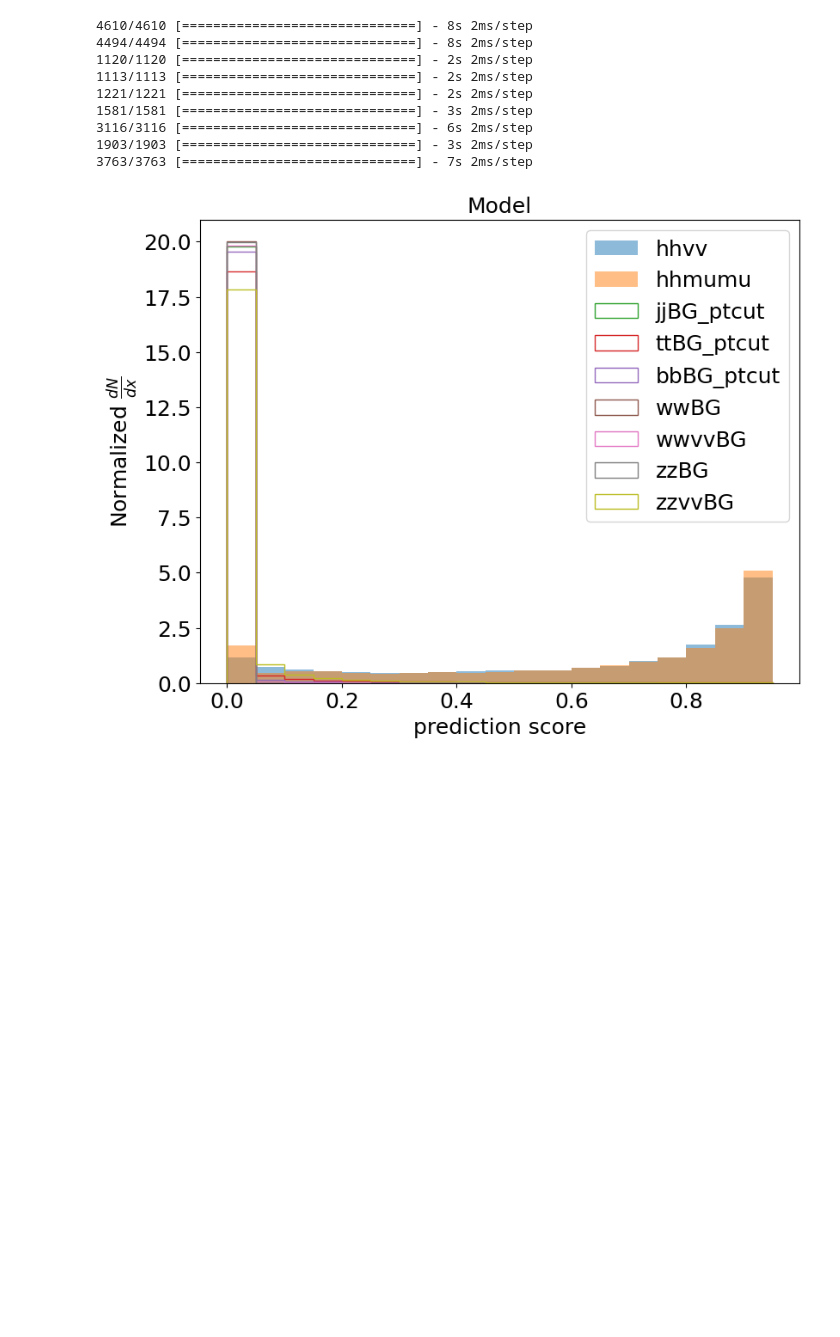
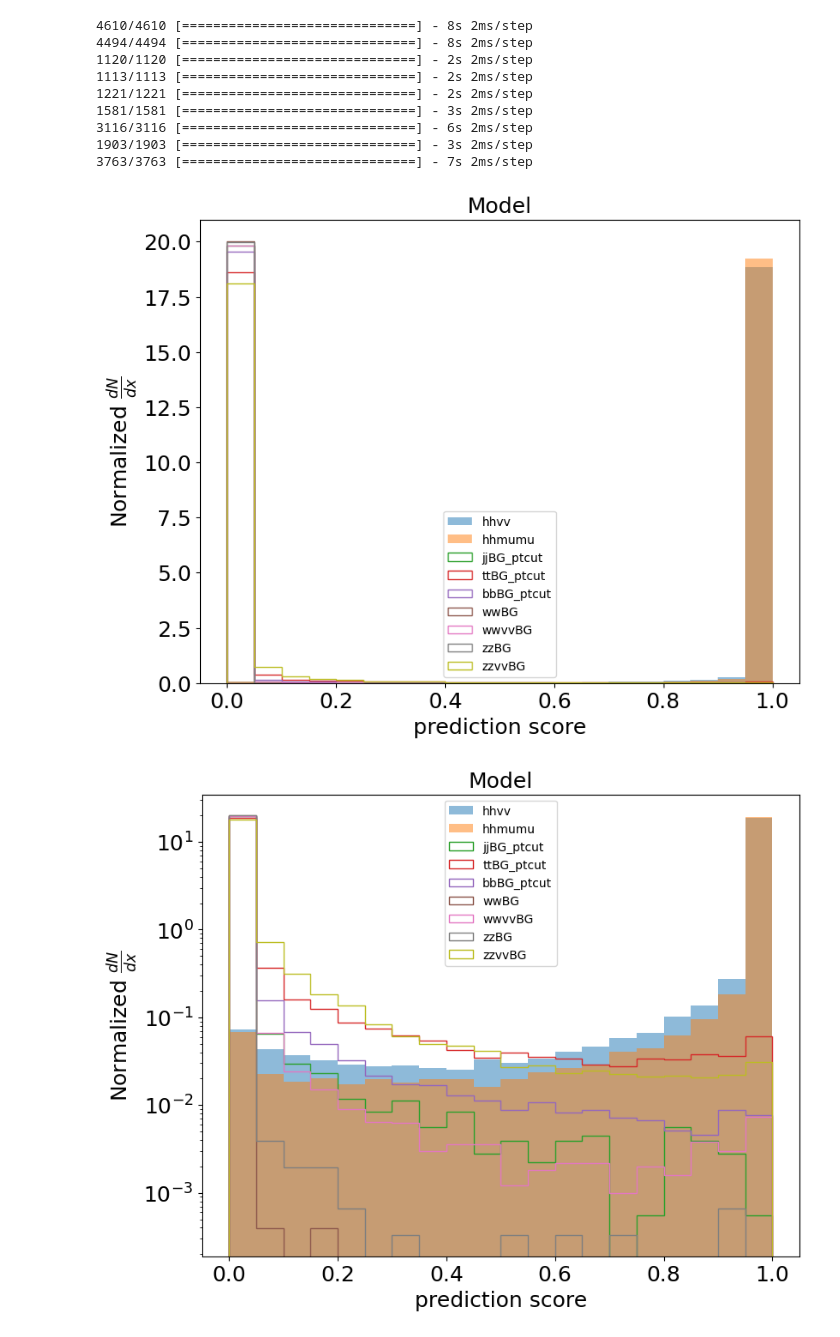
Before and after one commit to FeiChinzz/HHproduction, a Jupyter notebook: mucollider_hhvv/MLmodel.ipynb, the cells around one changed output. Drawn from its saved outputs; the diff is of its cells as text; code cells hidden in the pictures; blank space fills up the shorter version.

```diff
--- a/mucollider_hhvv/MLmodel.ipynb
+++ b/mucollider_hhvv/MLmodel.ipynb
@@ -251,19 +251,34 @@ for process in processes:
 # %%
 ##### plot the prediction histogram #####
 
 plt.figure(1, figsize=(9,7))
-bins = np.arange(0,1,0.05)
+bins = np.linspace(0,1,21)
 for process in processes:
     plt.hist(prediction[processes.index(process)], bins=bins, label=process, histtype=('stepfilled' if (process=='hhvv' or process=='hhmumu') else 'step'), density=True, alpha=(0.5 if (process=='hhvv' or process=='hhmumu') else 1))
 plt.xticks(fontsize=18)
 plt.yticks(fontsize=18)
 plt.xlabel(r"prediction score", fontsize=18)
 plt.ylabel(r"Normalized $\frac{dN}{dx}$", fontsize=18)
+# plt.yscale("log")
 plt.title("Model", fontsize=18)
-plt.legend(loc='best', fontsize=18)
+plt.legend(loc='best')
 plt.show()
+
+plt.figure(1, figsize=(9,7))
+bins = np.linspace(0,1,21)
+for process in processes:
+    plt.hist(prediction[processes.index(process)], bins=bins, label=process, histtype=('stepfilled' if (process=='hhvv' or process=='hhmumu') else 'step'), density=True, alpha=(0.5 if (process=='hhvv' or process=='hhmumu') else 1))
+plt.xticks(fontsize=18)
+plt.yticks(fontsize=18)
+plt.xlabel(r"prediction score", fontsize=18)
+plt.ylabel(r"Normalized $\frac{dN}{dx}$", fontsize=18)
+plt.yscale("log")
+plt.title("Model", fontsize=18)
+plt.legend(loc='best')
+plt.show()
 # %% [output]
-[figure, old version]
+[figure, new version]
+[figure, added]
 # %%
 ### Do the score cut ###
 
```
Also changed, not shown: parts of 11 cells of this notebook.
